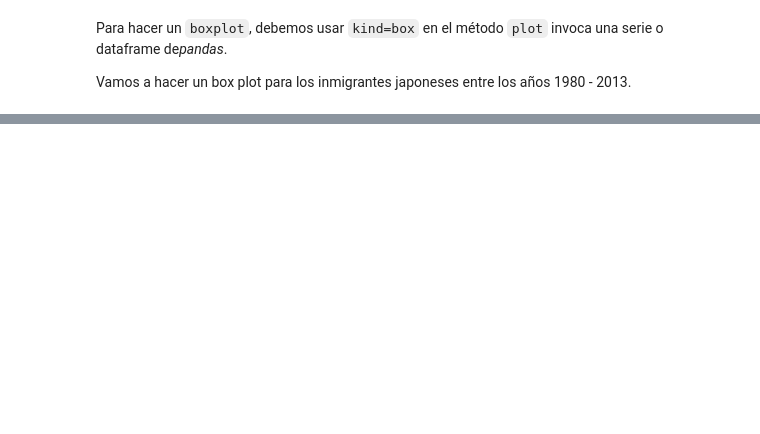
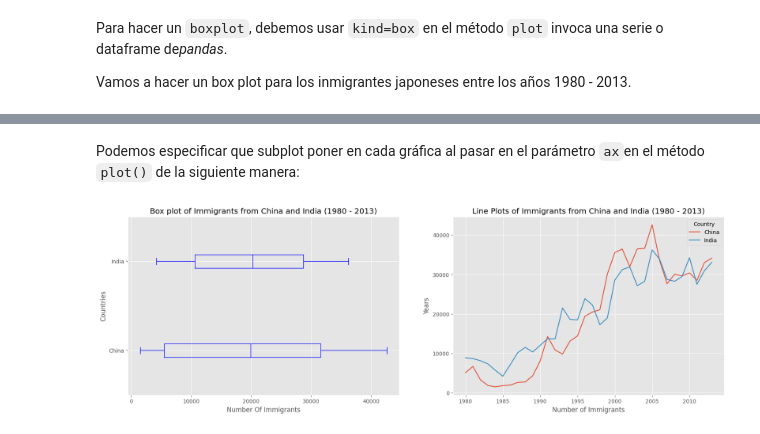
Before and after one commit to reivincitot/Curso-ibm, a Jupyter notebook: Data visualization with python/pieChartsBoxPlotsScatterPlotsBubblePlots_lab3.ipynb, the cells around one changed output, grey strips where cells are left out. Cells and saved outputs as stored; diff of their text form; code cells hidden in the pictures; blank space fills up the shorter version.

```diff
--- a/Data visualization with python/pieChartsBoxPlotsScatterPlotsBubblePlots_lab3.ipynb
+++ b/Data visualization with python/pieChartsBoxPlotsScatterPlotsBubblePlots_lab3.ipynb
@@ -252,0 +374,24 @@ Vamos a hacer un box plot para los inmigrantes japoneses entre los años 1980 -
+# %% [markdown]
+Podemos especificar que subplot poner en cada gráfica al pasar en el parámetro `ax`en el método `plot()` de la siguiente manera:
+# %%
+fig = plt.figure() # Creamos la figura
+
+ax0 = fig.add_subplot(1,2,1) # Agregamos el subplot 1 (1 fila, 2 columnas, primer plot)
+ax1 = fig.add_subplot(1,2,2) # Agregamos el subplot 2 (1 fila, 2 columnas, segundo plot). ve los tips abajo**
+
+# Subplot 1: Box plot
+df_CI.plot(kind="box", color="blue", vert=False, figsize=(20,6), ax=ax0) # Agregamos al subplot 1
+ax0.set_title("Box plot of Immigrants from China and India (1980 - 2013)")
+ax0.set_xlabel("Number Of Immigrants")
+ax0.set_ylabel("Countries")
+
+
+# Subplot 2: Line plot.
+df_CI.plot(kind="line", figsize=(20,6),ax=ax1) # Agregamos el subplot 2
+ax1.set_title("Line Plots of Immigrants from China and India (1980 - 2013)")
+ax1.set_xlabel("Number of Immigrants")
+ax1.set_ylabel("Years")
+
+plt.show()
+# %% [output]
+[figure, added]
```
Also changed, not shown: parts of 40 cells of this notebook.
